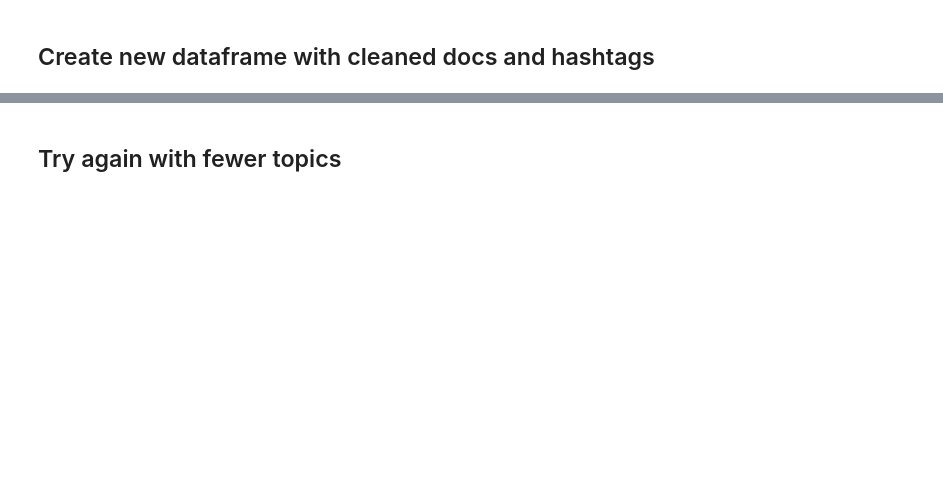
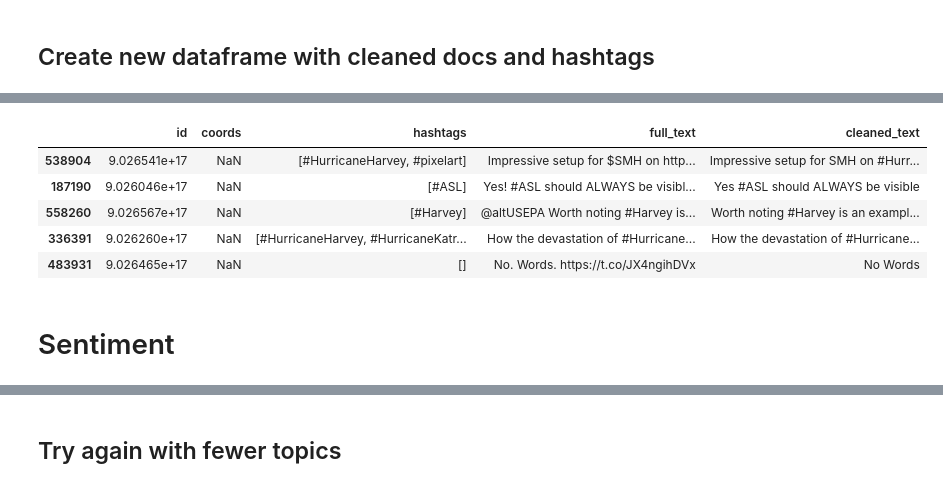
Before and after one commit to mmidzik/crisis-tweets, a Jupyter notebook: Harvey-master.ipynb, the cells around one changed output, grey strips where cells are left out. Saved outputs shown, nothing was run; the diff lists cells and outputs as text; code cells hidden in the pictures; blank space fills up the shorter version.

```diff
--- a/Harvey-master.ipynb
+++ b/Harvey-master.ipynb
@@ -113,6 +149,6 @@ need to remove:
 # %% [markdown]
 ### remove retweets
 # %%
-df_noRT = df_slice[df_slice['text'].astype(str).str.startswith('RT') == False]
+df_noRT = df_sample[df_sample['text'].astype(str).str.startswith('RT') == False]
 len(df_noRT)
 # %% [output]
@@ -138,7 +161,7 @@ cleaned_docs = []
 hashtags = []
 for doc in documents:
     hashtag = re.compile('#[a-zA-Z0-9]*')
-    match = mention.findall(doc)
+    match = hashtag.findall(doc)
     hashtags.append(match)
     doc = re.sub('@\S*', '', doc)
 #     doc = re.sub('#', '', doc)
@@ -218,5 +177,0 @@ df_cleaned_docs
-# %%
-# pickle.dump( df_cleaned_docs, open( "df_cleaned_docs_for_pickup.pkl", "wb" ) )
-
-df_cleaned_docs = pickle.load(open("df_cleaned_docs_for_pickup.pkl", "rb"))
-cleaned_docs=list(df_cleaned_docs.cleaned_text)
@@ -437,0 +178,16 @@ pyLDAvis.display(tweets_vis_data)
+# %%
+df_cleaned_docs = pd.DataFrame(columns = ['id', 'coords','hashtags', 'full_text', 'cleaned_text'])
+# %%
+df_cleaned_docs.id = df_noRT.id
+df_cleaned_docs.coords = df_noRT.coords
+df_cleaned_docs.hashtags = hashtags
+df_cleaned_docs.full_text = df_noRT.text
+df_cleaned_docs.cleaned_text = cleaned_docs
+df_cleaned_docs.head()
+# %% [output]
+|  | id | coords | hashtags | full_text | cleaned_text |
+| 538904 | 9.026541e+17 | NaN | [#HurricaneHarvey, #pixelart] | Impressive setup for $SMH on http... | Impressive setup for SMH on #Hurr... |
+| 187190 | 9.026046e+17 | NaN | [#ASL] | Yes! #ASL should ALWAYS be visibl... | Yes #ASL should ALWAYS be visible |
+| 558260 | 9.026567e+17 | NaN | [#Harvey] | @altUSEPA Worth noting #Harvey is... | Worth noting #Harvey is an exampl... |
+| 336391 | 9.026260e+17 | NaN | [#HurricaneHarvey, #HurricaneKatr... | How the devastation of #Hurricane... | How the devastation of #Hurricane... |
+| 483931 | 9.026465e+17 | NaN | [] | No. Words. https://t.co/JX4ngihDVx | No Words |
@@ -437,0 +199,2 @@ pyLDAvis.display(tweets_vis_data)
+# %% [markdown]
+# Sentiment
```
Also changed, not shown: parts of 85 cells of this notebook, 22 other files.
